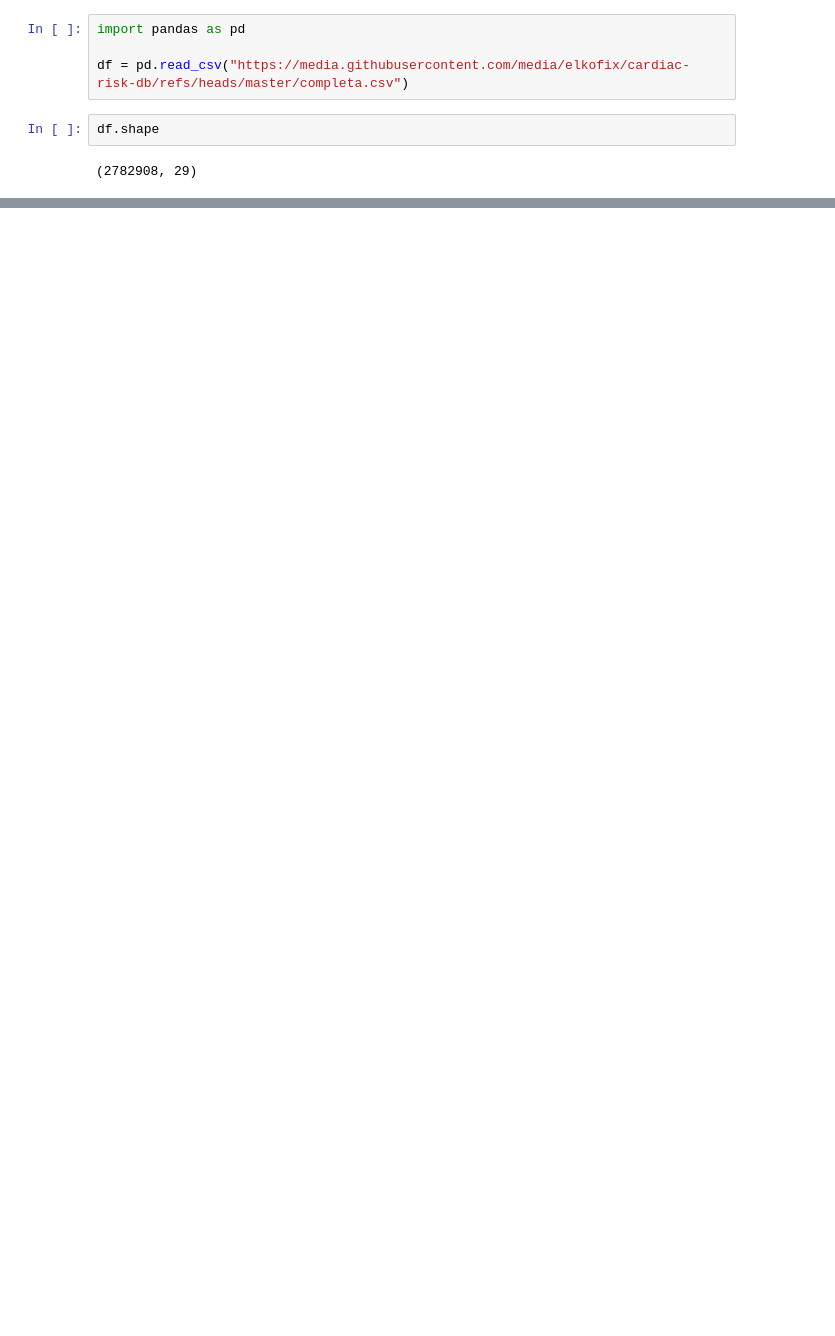
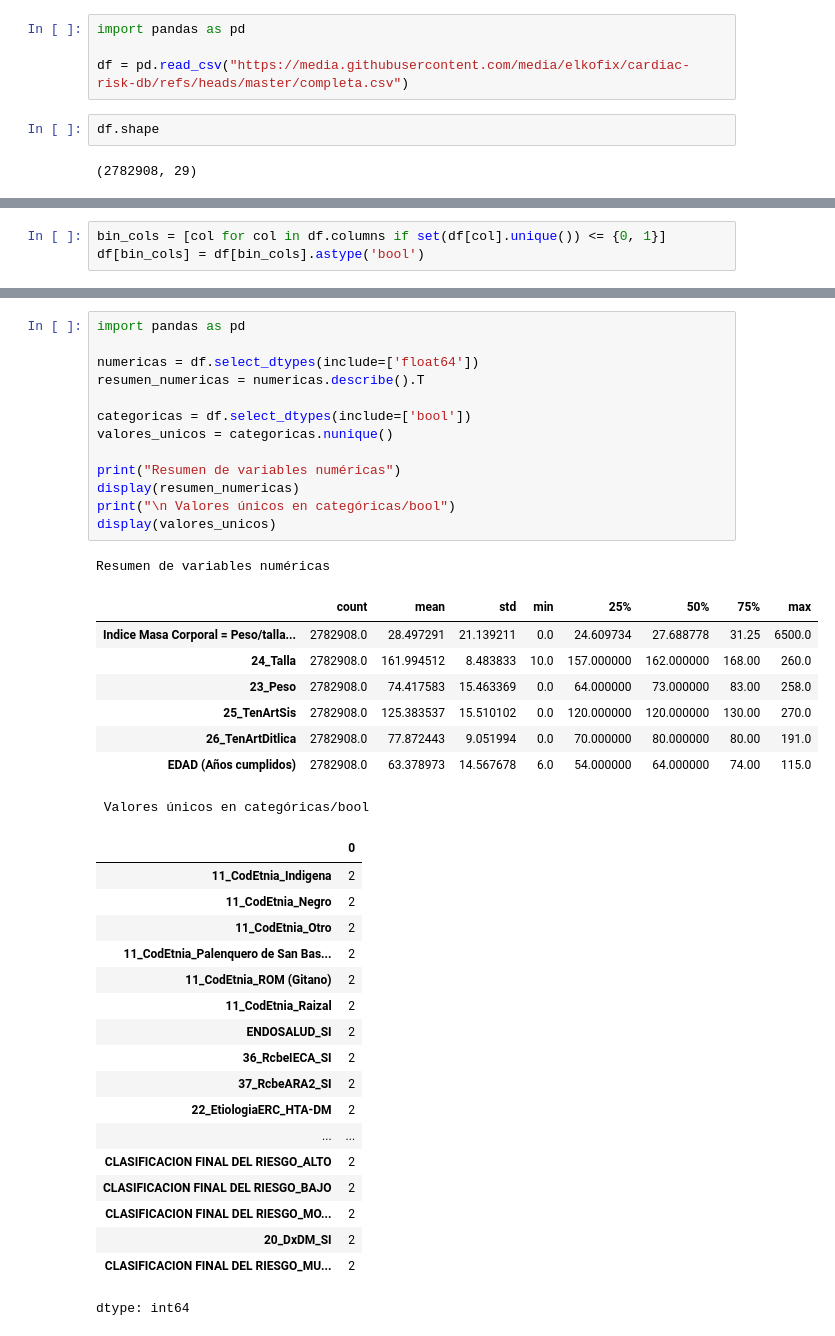
Before and after one commit to elkofix/cardiac-risk-db, a Jupyter notebook: explorative_data_analysis.ipynb, the cells around one changed output, grey strips where cells are left out. Saved outputs shown, nothing was run; the diff lists cells and outputs as text; blank space fills up the shorter version.

```diff
--- a/explorative_data_analysis.ipynb
+++ b/explorative_data_analysis.ipynb
@@ -18,0 +41,3 @@ df.head()
+# %%
+bin_cols = [col for col in df.columns if set(df[col].unique()) <= {0, 1}]
+df[bin_cols] = df[bin_cols].astype('bool')
@@ -18,0 +65,41 @@ df.head()
+# %%
+import pandas as pd
+
+numericas = df.select_dtypes(include=['float64'])
+resumen_numericas = numericas.describe().T
+
+categoricas = df.select_dtypes(include=['bool'])
+valores_unicos = categoricas.nunique()
+
+print("Resumen de variables numéricas")
+display(resumen_numericas)
+print("\n Valores únicos en categóricas/bool")
+display(valores_unicos)
+# %% [output]
+Resumen de variables numéricas
+|  | count | mean | std | min | 25% | 50% | 75% | max |
+| Indice Masa Corporal = Peso/talla... | 2782908.0 | 28.497291 | 21.139211 | 0.0 | 24.609734 | 27.688778 | 31.25 | 6500.0 |
+| 24_Talla | 2782908.0 | 161.994512 | 8.483833 | 10.0 | 157.000000 | 162.000000 | 168.00 | 260.0 |
+| 23_Peso | 2782908.0 | 74.417583 | 15.463369 | 0.0 | 64.000000 | 73.000000 | 83.00 | 258.0 |
+| 25_TenArtSis | 2782908.0 | 125.383537 | 15.510102 | 0.0 | 120.000000 | 120.000000 | 130.00 | 270.0 |
+| 26_TenArtDitlica | 2782908.0 | 77.872443 | 9.051994 | 0.0 | 70.000000 | 80.000000 | 80.00 | 191.0 |
+| EDAD (Años cumplidos) | 2782908.0 | 63.378973 | 14.567678 | 6.0 | 54.000000 | 64.000000 | 74.00 | 115.0 |
+ Valores únicos en categóricas/bool
+|  | 0 |
+| 11_CodEtnia_Indigena | 2 |
+| 11_CodEtnia_Negro | 2 |
+| 11_CodEtnia_Otro | 2 |
+| 11_CodEtnia_Palenquero de San Bas... | 2 |
+| 11_CodEtnia_ROM (Gitano) | 2 |
+| 11_CodEtnia_Raizal | 2 |
+| ENDOSALUD_SI | 2 |
+| 36_RcbeIECA_SI | 2 |
+| 37_RcbeARA2_SI | 2 |
+| 22_EtiologiaERC_HTA-DM | 2 |
+| ... | ... |
+| CLASIFICACION FINAL DEL RIESGO_ALTO | 2 |
+| CLASIFICACION FINAL DEL RIESGO_BAJO | 2 |
+| CLASIFICACION FINAL DEL RIESGO_MO... | 2 |
+| 20_DxDM_SI | 2 |
+| CLASIFICACION FINAL DEL RIESGO_MU... | 2 |
+dtype: int64
```
Also changed, not shown: parts of 4 cells of this notebook.
